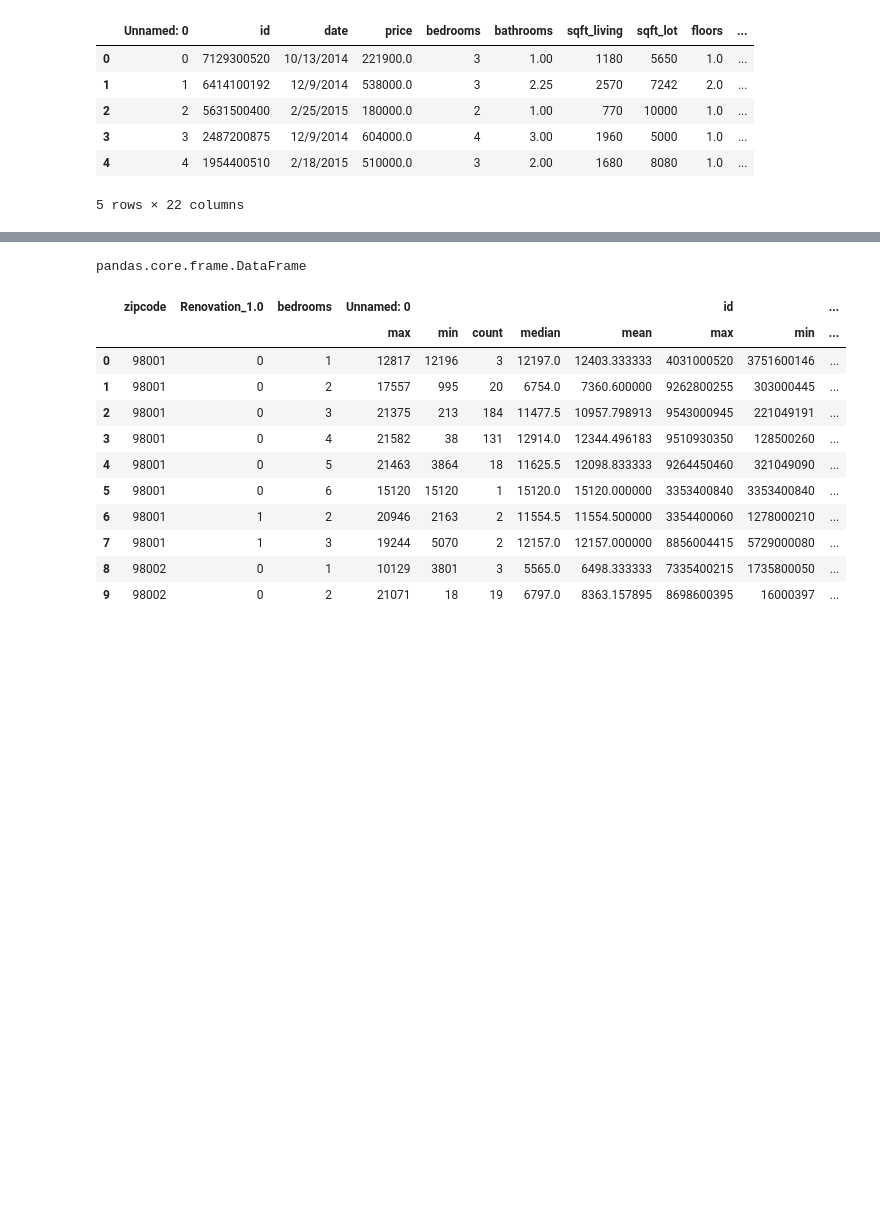
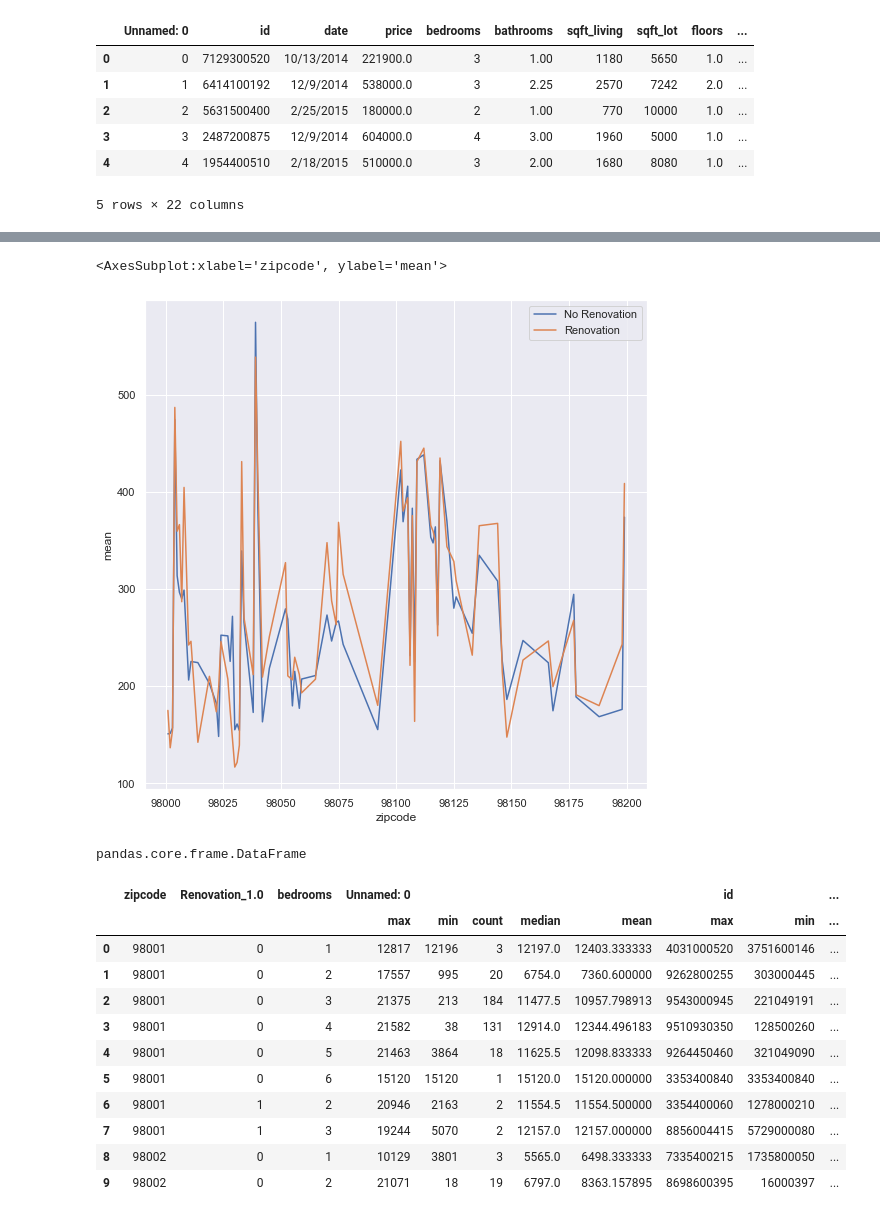
Before and after one commit to audi0786/KC_House_Price_Prediction_via_Regression_Analysis, a Jupyter notebook: Project 2 rough work.ipynb, the cells around one changed output, grey strips where cells are left out. Cells and saved outputs as stored; diff of their text form; code cells hidden in the pictures; blank space fills up the shorter version.

```diff
--- a/Project 2 rough work.ipynb
+++ b/Project 2 rough work.ipynb
@@ -90,3 +153,12 @@ zipcode Renovation_1.0 bedrooms
+# %%
+gp5 = gp3[gp3['Renovation_1.0'] == 1]
+# %%
+sns.set(rc = {'figure.figsize':(9,9)})
+sns.lineplot(x=(gp4['zipcode']), y=gp4['mean'], label='No Renovation')
+sns.lineplot(gp5['zipcode'], y=gp5['mean'], label = 'Renovation')
+# %% [output]
+<AxesSubplot:xlabel='zipcode', ylabel='mean'>
+[figure, added]
 # %%
 type(kc_house_df.groupby(['zipcode', 'Renovation_1.0', 'bedrooms']).agg(['max', 'min', 'count', 'median', 'mean']))
 # %% [output]
```
Also changed, not shown: parts of 10 cells of this notebook, 4 other files.
